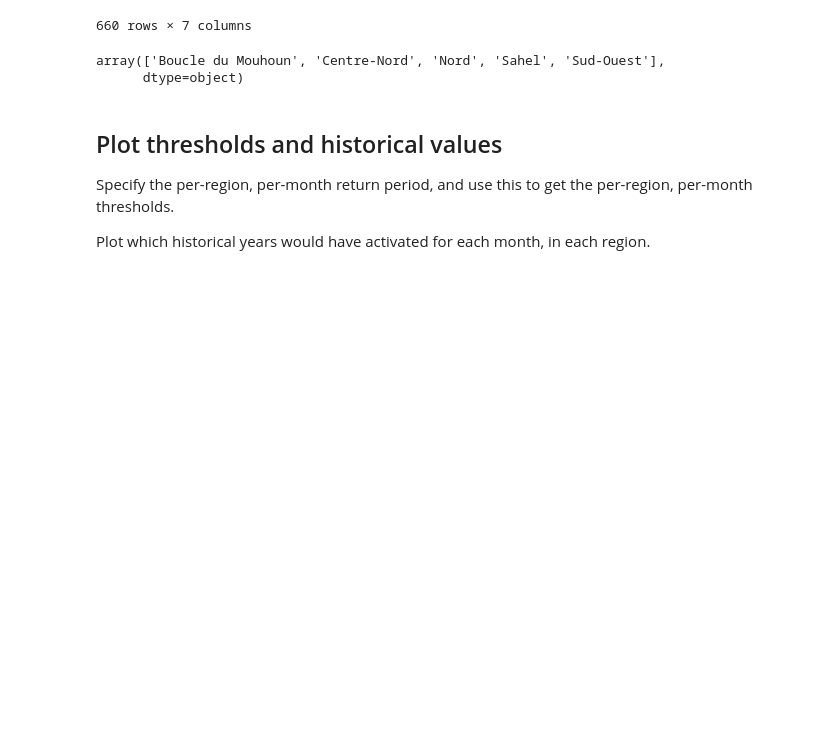
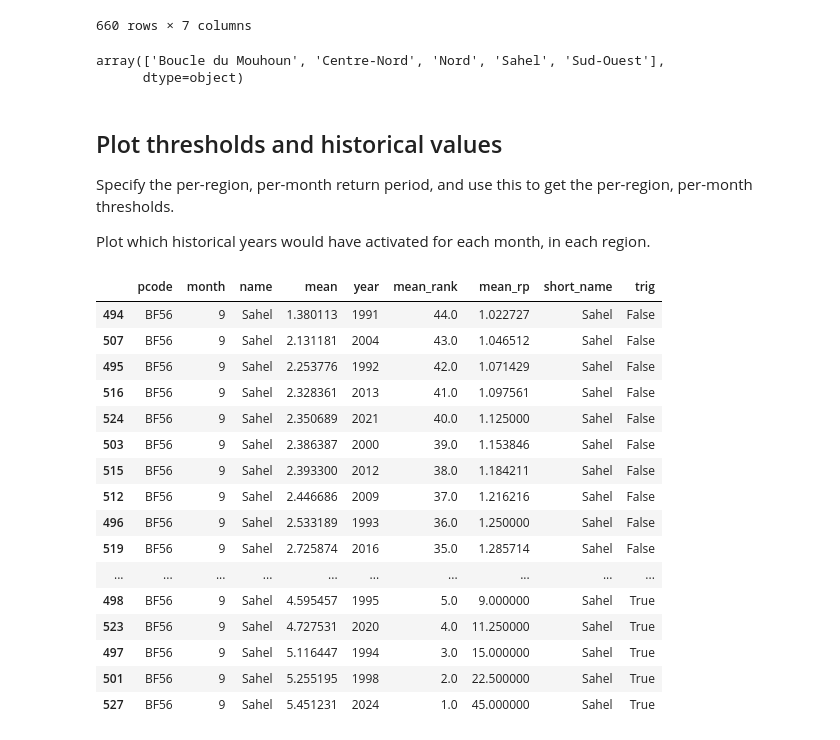
Before and after one commit to OCHA-DAP/ds-aa-bfa-flooding, a Jupyter notebook: analysis/seas5_trigger_individual_extraregions.ipynb, the cells around one changed output. Saved outputs shown, nothing was run; the diff lists cells and outputs as text; code cells hidden in the pictures; blank space fills up the shorter version.

```diff
--- a/analysis/seas5_trigger_individual_extraregions.ipynb
+++ b/analysis/seas5_trigger_individual_extraregions.ipynb
@@ -149,6 +149,26 @@ Specify the per-region, per-month return period, and use this to get the per-reg
 Plot which historical years would have activated for each month, in each region.
 # %%
 rp_ind = 3
+# %%
+name_group
+# %% [output]
+|  | pcode | month | name | mean | year | mean_rank | mean_rp | short_name | trig |
+| 494 | BF56 | 9 | Sahel | 1.380113 | 1991 | 44.0 | 1.022727 | Sahel | False |
+| 507 | BF56 | 9 | Sahel | 2.131181 | 2004 | 43.0 | 1.046512 | Sahel | False |
+| 495 | BF56 | 9 | Sahel | 2.253776 | 1992 | 42.0 | 1.071429 | Sahel | False |
+| 516 | BF56 | 9 | Sahel | 2.328361 | 2013 | 41.0 | 1.097561 | Sahel | False |
+| 524 | BF56 | 9 | Sahel | 2.350689 | 2021 | 40.0 | 1.125000 | Sahel | False |
+| 503 | BF56 | 9 | Sahel | 2.386387 | 2000 | 39.0 | 1.153846 | Sahel | False |
+| 515 | BF56 | 9 | Sahel | 2.393300 | 2012 | 38.0 | 1.184211 | Sahel | False |
+| 512 | BF56 | 9 | Sahel | 2.446686 | 2009 | 37.0 | 1.216216 | Sahel | False |
+| 496 | BF56 | 9 | Sahel | 2.533189 | 1993 | 36.0 | 1.250000 | Sahel | False |
+| 519 | BF56 | 9 | Sahel | 2.725874 | 2016 | 35.0 | 1.285714 | Sahel | False |
+| ... | ... | ... | ... | ... | ... | ... | ... | ... | ... |
+| 498 | BF56 | 9 | Sahel | 4.595457 | 1995 | 5.0 | 9.000000 | Sahel | True |
+| 523 | BF56 | 9 | Sahel | 4.727531 | 2020 | 4.0 | 11.250000 | Sahel | True |
+| 497 | BF56 | 9 | Sahel | 5.116447 | 1994 | 3.0 | 15.000000 | Sahel | True |
+| 501 | BF56 | 9 | Sahel | 5.255195 | 1998 | 2.0 | 22.500000 | Sahel | True |
+| 527 | BF56 | 9 | Sahel | 5.451231 | 2024 | 1.0 | 45.000000 | Sahel | True |
 # %%
 min_year = 2000
 
```
Also changed, not shown: parts of 10 cells of this notebook, 1 other file.
